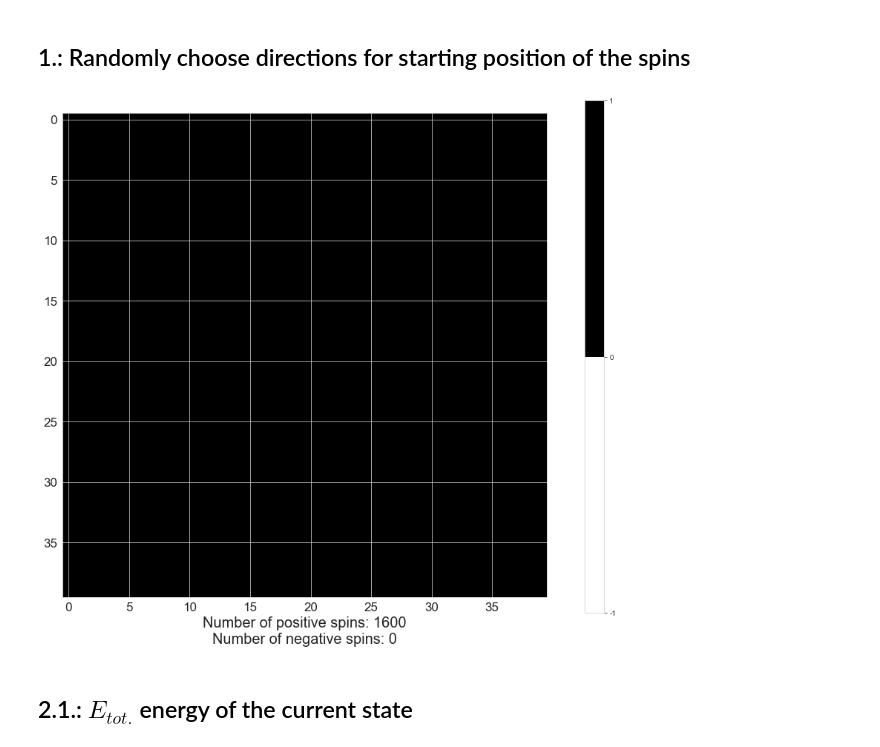
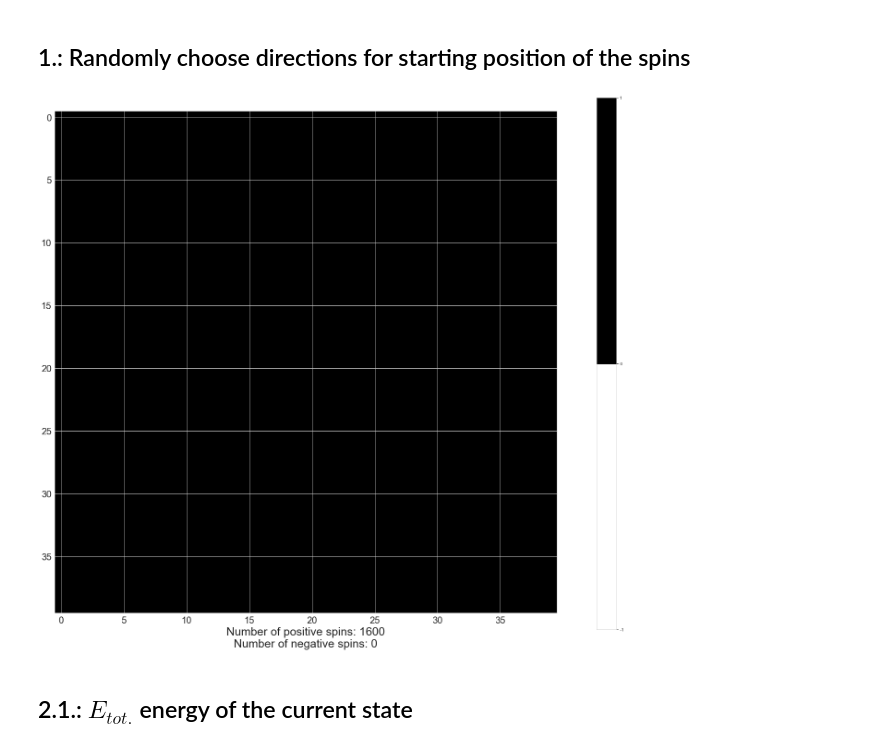
Before and after one commit to masterdesky/ELTE-stochastic-processes-2019, a Jupyter notebook: Lecture 7/Homework 7/Stochastic processes - 7..ipynb, the cells around one changed output. Drawn from its saved outputs; the diff is of its cells as text; code cells hidden in the pictures.

```diff
--- a/Lecture 7/Homework 7/Stochastic processes - 7..ipynb
+++ b/Lecture 7/Homework 7/Stochastic processes - 7..ipynb
@@ -368,10 +382,13 @@ plt.show()
 # %%
 nrows = 2
 ncols = 2
-fig, axes = plt.subplots(nrows=nrows, ncols=ncols, figsize=(20,20))
+figsize = 20
+fig, axes = plt.subplots(nrows=nrows, ncols=ncols, figsize=(figsize,figsize))
 
-titlesize=27
-axislabelsize=25
+titlesize = 27
+axislabelsize = 25
+axisticksize = 20
+legendsize = 20
 
 for i in range(0,nrows):
     for j in range(0,ncols):
@@ -385,10 +402,10 @@ for i in range(0,nrows):
         axes[i][j].set_xlabel('Time [$N \\cdot \\tau$]', fontsize=axislabelsize)
         axes[i][j].set_ylabel('Magnetization squared $\\left[ M^2 \\right]$', fontsize=axislabelsize)
 
-        axes[i][j].tick_params(axis='both', which='major', labelsize=20)
+        axes[i][j].tick_params(axis='both', which='major', labelsize=axisticksize)
         axes[i][j].yaxis.get_offset_text().set_fontsize(15)
 
-        axes[i][j].legend(loc='upper right', fontsize=20)
+        axes[i][j].legend(loc='upper right', fontsize=legendsize)
 
 fig.tight_layout()
 plt.savefig(image_path +
@@ -403,10 +420,13 @@ plt.show()
 # %%
 nrows = 2
 ncols = 2
-fig, axes = plt.subplots(nrows=nrows, ncols=ncols, figsize=(20,20))
+figsize = 20
+fig, axes = plt.subplots(nrows=nrows, ncols=ncols, figsize=(figsize,figsize))
 
-titlesize=27
-axislabelsize=25
+titlesize = 27
+axislabelsize = 25
+axisticksize = 20
+legendsize = 20
 
 for i in range(0,nrows):
     for j in range(0,ncols):
@@ -424,10 +444,10 @@ for i in range(0,nrows):
         axes[i][j].set_xlabel('Time [$N \\cdot \\tau$]', fontsize=axislabelsize)
         axes[i][j].set_ylabel('<Magnetization$^2$>', fontsize=axislabelsize)
 
-        axes[i][j].tick_params(axis='both', which='major', labelsize=20)
+        axes[i][j].tick_params(axis='both', which='major', labelsize=axisticksize)
         axes[i][j].yaxis.get_offset_text().set_fontsize(15)
 
-        axes[i][j].legend(loc='upper right', fontsize=20)
+        axes[i][j].legend(loc='upper right', fontsize=legendsize)
 
 fig.tight_layout()
 plt.savefig(image_path +
@@ -453,43 +473,45 @@ Spins_2D = np.ones((N_spin_2D, N_spin_2D))
 Spins_positive_2D = Spins_2D[Spins_2D>0]
 Spins_negative_2D = Spins_2D[Spins_2D<0]
 
-figsize= 12
-fig, axes = plt.subplots(nrows=1, ncols=1, figsize=(figsize,figsize))
+nrows = 1
+ncols = 1
+figsize = 20
+fig, axes = plt.subplots(nrows=nrows, ncols=ncols, figsize=(figsize,figsize))
 
-scattersize = 10
-axislabelsize = 20
-axisticksize = 17
-legendsize = 17
+titlesize = 27
+axislabelsize = 25
+axisticksize = 20
+legendsize = 20
 
 spin_image = axes.imshow(Spins_2D, cmap='Greys_r')
 
 axes.set_xlabel('Number of positive spins: {0}\nNumber of negative spins: {1}'.format(len(Spins_positive_2D),
                                                                                       len(Spins_negative_2D)),
                 fontsize=axislabelsize)
 axes.tick_params(axis='both', which='major', labelsize=axisticksize)
 
 #
 #  CUSTOM COLORBAR
 #
 cmap = plt.cm.Greys  # define the colormap
 # extract all colors from the .jet map
 cmaplist = [cmap(i) for i in range(cmap.N)]
 
 # create the new map
 cmap = mpl.colors.LinearSegmentedColormap.from_list('Custom cmap', cmaplist, cmap.N)
 
 # define the bins and normalize
 bounds = np.linspace(-1, 1, 3)
 norm = mpl.colors.BoundaryNorm(bounds, cmap.N)
 
 # create a second axes for the colorbar
 ax2 = fig.add_axes([0.95, 0.1, 0.03, 0.8])
 cb = mpl.colorbar.ColorbarBase(ax2, cmap=cmap, norm=norm,
      spacing='proportional', ticks=bounds, boundaries=bounds, format='%1i')
 
 plt.show()
 # %% [output]
-[figure, old version]
+[figure, new version]
 # %% [markdown]
 ## 2.1.: $E_{tot.}$ energy of the current state
 # %%
```
Also changed, not shown: parts of 10 cells of this notebook, 12 other files.
